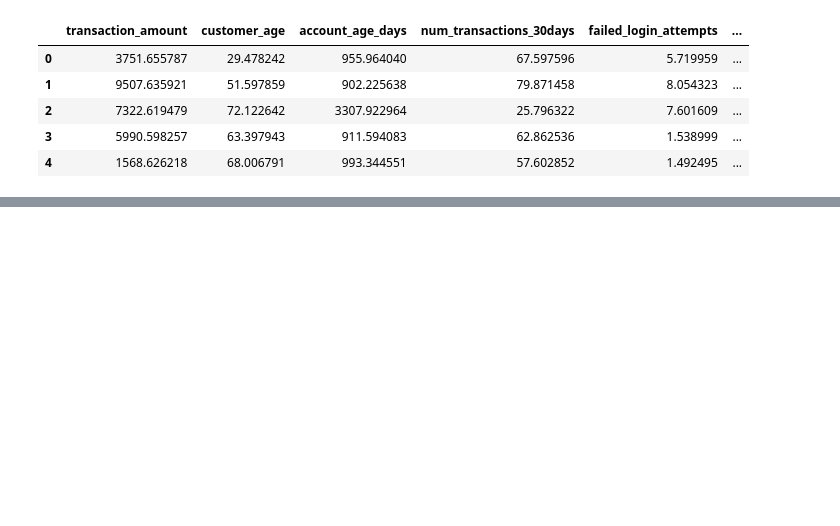
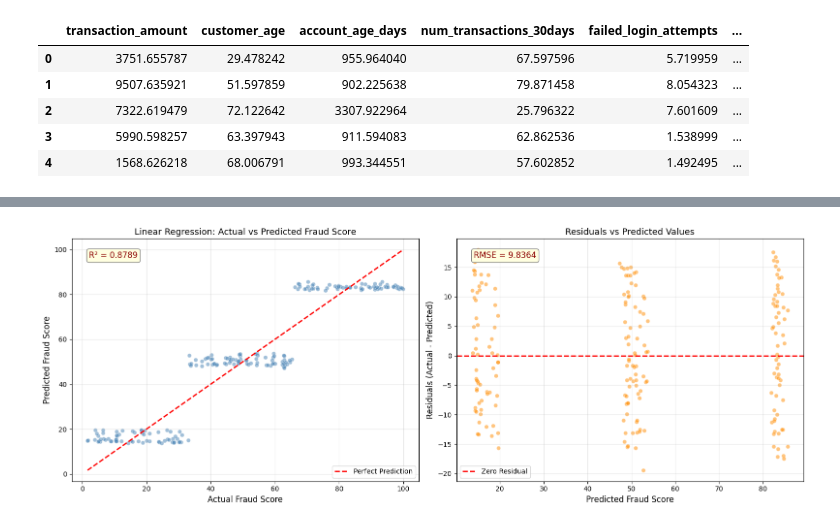
Before and after one commit to jdhova/Data-Science-Basics, a Jupyter notebook: Superviced/Multiple Linear Regression/MLR2.ipynb, the cells around one changed output, grey strips where cells are left out. Saved outputs shown, nothing was run; the diff lists cells and outputs as text; code cells hidden in the pictures; blank space fills up the shorter version.

Commit message:
Update multiple linear regression notebook

```diff
--- a/Superviced/Multiple Linear Regression/MLR2.ipynb
+++ b/Superviced/Multiple Linear Regression/MLR2.ipynb
@@ -14,0 +55,3 @@ df2.head()
+# %%
+df_features = df2[["transaction_amount", "country", "customer_age", "fraud_score"]].copy()
+df_features.head()
@@ -14,0 +141,8 @@ df2.head()
+# %%
+# One-Hot Encoding for the 'country' column
+df_encoded = pd.get_dummies(df_zscore, columns=['country'], drop_first=True)
+
+print("One-Hot Encoded DataFrame:")
+print(df_encoded.head())
+print(f"\nShape: {df_encoded.shape}")
+print(f"\nColumns: {df_encoded.columns.tolist()}")
@@ -14,0 +383,43 @@ df2.head()
+# %%
+import matplotlib.pyplot as plt
+
+fig, axes = plt.subplots(1, 2, figsize=(16, 6))
+
+# Plot 1: Actual vs Predicted (Linear Regression - continuous fraud_score)
+axes[0].scatter(y_test_lr, y_pred_lr, alpha=0.5, color='steelblue', edgecolors='white', linewidth=0.5)
+min_val = min(y_test_lr.min(), y_pred_lr.min())
+max_val = max(y_test_lr.max(), y_pred_lr.max())
+axes[0].plot([min_val, max_val], [min_val, max_val], 'r--', linewidth=2, label='Perfect Prediction')
+axes[0].set_xlabel('Actual Fraud Score', fontsize=12)
+axes[0].set_ylabel('Predicted Fraud Score', fontsize=12)
+axes[0].set_title('Linear Regression: Actual vs Predicted Fraud Score', fontsize=13)
+axes[0].legend()
+axes[0].grid(True, alpha=0.3)
+
+# Add R² annotation
+ss_res = np.sum((y_test_lr - y_pred_lr) ** 2)
+ss_tot = np.sum((y_test_lr - y_test_lr.mean()) ** 2)
+r2 = 1 - ss_res / ss_tot
+axes[0].annotate(f'R² = {r2:.4f}', xy=(0.05, 0.92), xycoords='axes fraction',
+                 fontsize=12, color='darkred',
+                 bbox=dict(boxstyle='round,pad=0.3', facecolor='lightyellow', edgecolor='gray'))
+
+# Plot 2: Residuals vs Predicted
+residuals = y_test_lr - y_pred_lr
+axes[1].scatter(y_pred_lr, residuals, alpha=0.5, color='darkorange', edgecolors='white', linewidth=0.5)
+axes[1].axhline(y=0, color='r', linestyle='--', linewidth=2, label='Zero Residual')
+axes[1].set_xlabel('Predicted Fraud Score', fontsize=12)
+axes[1].set_ylabel('Residuals (Actual - Predicted)', fontsize=12)
+axes[1].set_title('Residuals vs Predicted Values', fontsize=13)
+axes[1].legend()
+axes[1].grid(True, alpha=0.3)
+
+rmse = np.sqrt(np.mean(residuals ** 2))
+axes[1].annotate(f'RMSE = {rmse:.4f}', xy=(0.05, 0.92), xycoords='axes fraction',
+                 fontsize=12, color='darkred',
+                 bbox=dict(boxstyle='round,pad=0.3', facecolor='lightyellow', edgecolor='gray'))
+
+plt.tight_layout()
+plt.show()
+# %% [output]
+[figure, added]
```
Also changed, not shown: parts of 31 cells of this notebook.
